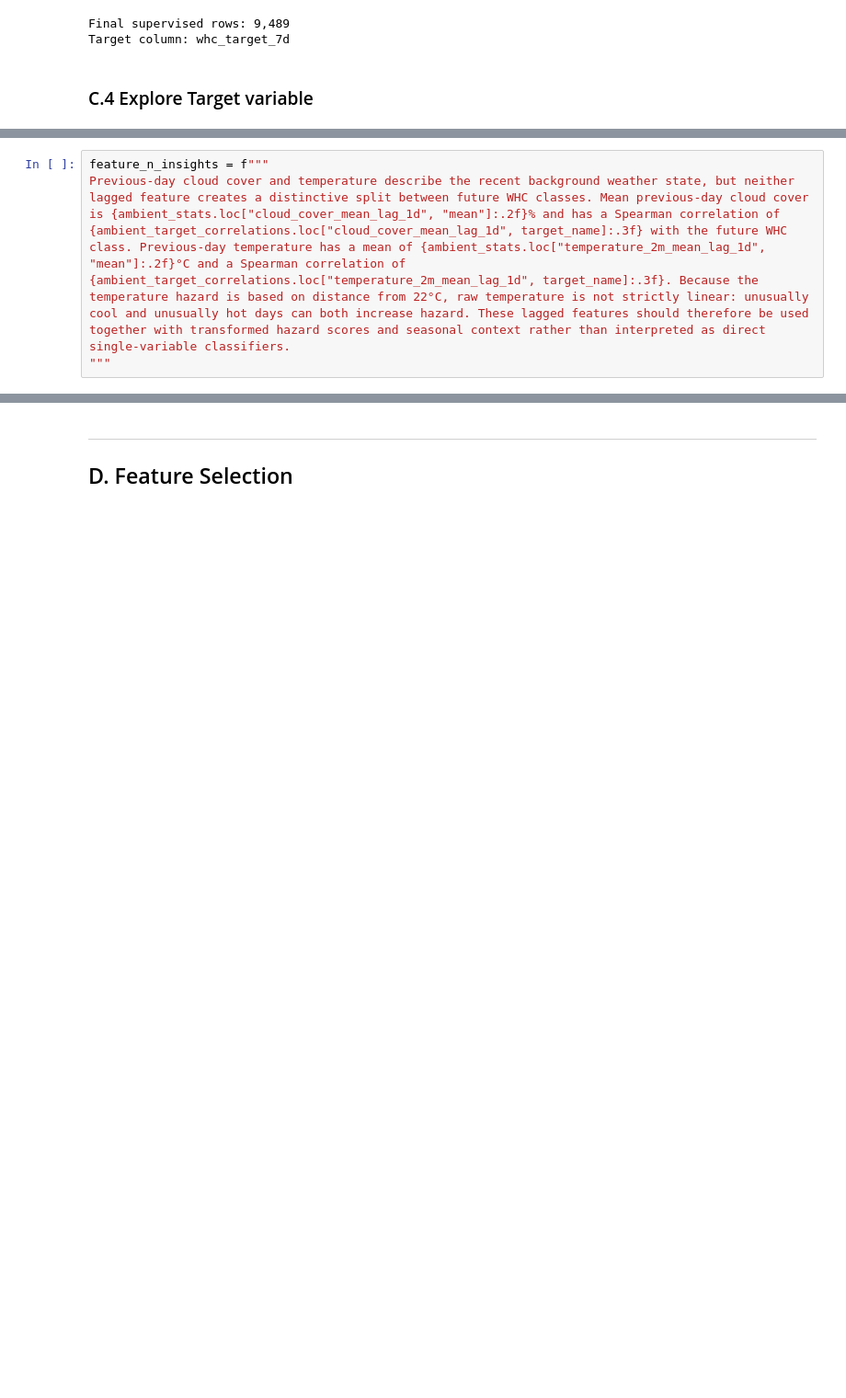
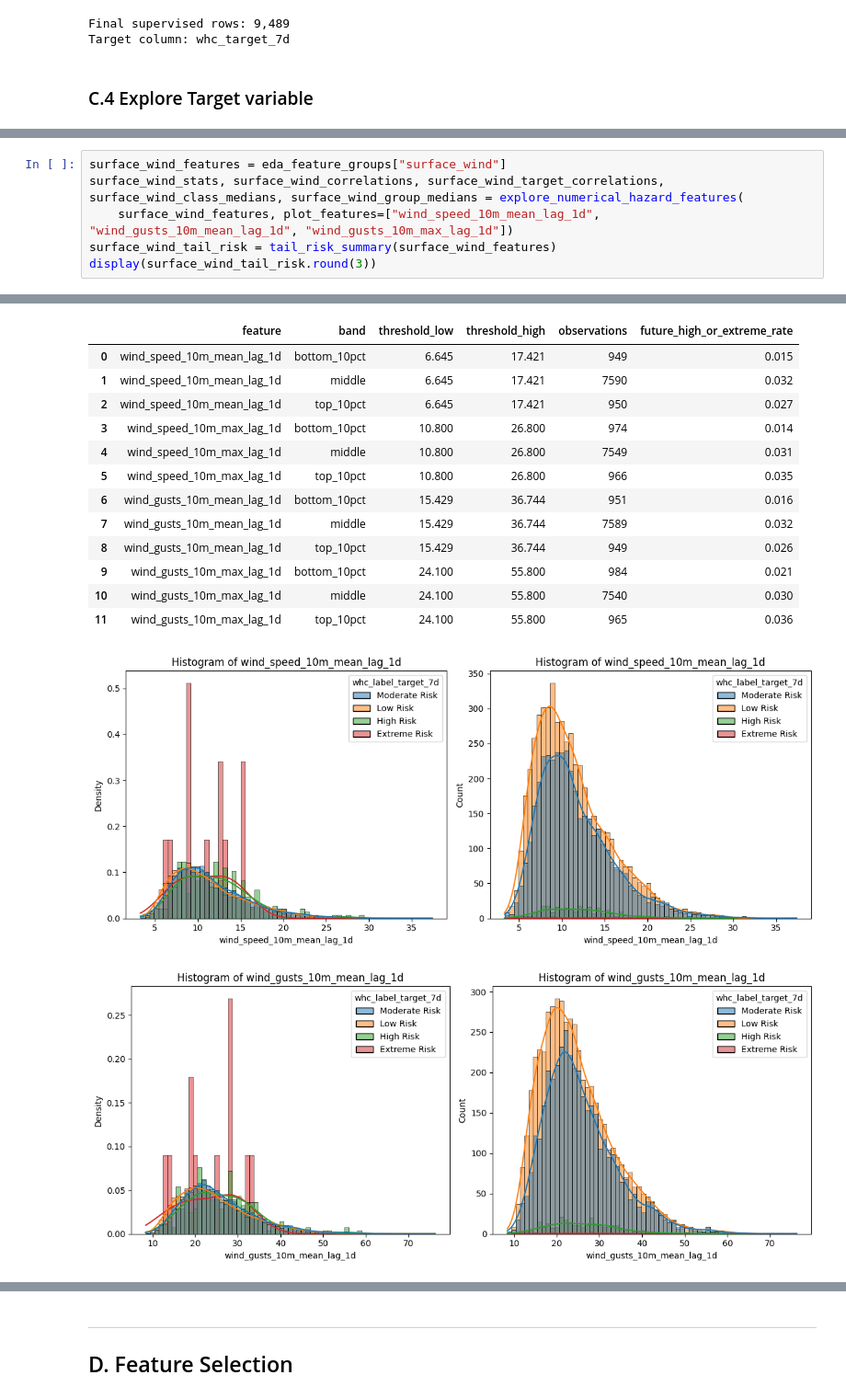
Before and after one commit to RP28/36120-26SP-AT2-26294153-experiments, a Jupyter notebook: notebooks/weather_hazard/36120_26SP_AT2_26294153_experiment_1.ipynb, the cells around one changed output, grey strips where cells are left out. Shown at 92% size. Drawn from its saved outputs; the diff is of its cells as text; blank space fills up the shorter version.

```diff
--- a/notebooks/weather_hazard/36120_26SP_AT2_26294153_experiment_1.ipynb
+++ b/notebooks/weather_hazard/36120_26SP_AT2_26294153_experiment_1.ipynb
@@ -666,4 +636,7 @@ Feature means by future WHC label:
-# %%
-feature_n_insights = f"""
-Previous-day cloud cover and temperature describe the recent background weather state, but neither lagged feature creates a distinctive split between future WHC classes. Mean previous-day cloud cover is {ambient_stats.loc["cloud_cover_mean_lag_1d", "mean"]:.2f}% and has a Spearman correlation of {ambient_target_correlations.loc["cloud_cover_mean_lag_1d", target_name]:.3f} with the future WHC class. Previous-day temperature has a mean of {ambient_stats.loc["temperature_2m_mean_lag_1d", "mean"]:.2f}°C and a Spearman correlation of {ambient_target_correlations.loc["temperature_2m_mean_lag_1d", target_name]:.3f}. Because the temperature hazard is based on distance from 22°C, raw temperature is not strictly linear: unusually cool and unusually hot days can both increase hazard. These lagged features should therefore be used together with transformed hazard scores and seasonal context rather than interpreted as direct single-variable classifiers.
-"""
+# %%
+surface_wind_features = eda_feature_groups["surface_wind"]
+surface_wind_stats, surface_wind_correlations, surface_wind_target_correlations, surface_wind_class_medians, surface_wind_group_medians = explore_numerical_hazard_features(
+    surface_wind_features, plot_features=["wind_speed_10m_mean_lag_1d", "wind_gusts_10m_mean_lag_1d", "wind_gusts_10m_max_lag_1d"])
+surface_wind_tail_risk = tail_risk_summary(surface_wind_features)
+display(surface_wind_tail_risk.round(3))
+# %% [output]
@@ -669,0 +675,15 @@ Previous-day cloud cover and temperature describe the recent background weather
+|  | feature | band | threshold_low | threshold_high | observations | future_high_or_extreme_rate |
+| 0 | wind_speed_10m_mean_lag_1d | bottom_10pct | 6.645 | 17.421 | 949 | 0.015 |
+| 1 | wind_speed_10m_mean_lag_1d | middle | 6.645 | 17.421 | 7590 | 0.032 |
+| 2 | wind_speed_10m_mean_lag_1d | top_10pct | 6.645 | 17.421 | 950 | 0.027 |
+| 3 | wind_speed_10m_max_lag_1d | bottom_10pct | 10.800 | 26.800 | 974 | 0.014 |
+| 4 | wind_speed_10m_max_lag_1d | middle | 10.800 | 26.800 | 7549 | 0.031 |
+| 5 | wind_speed_10m_max_lag_1d | top_10pct | 10.800 | 26.800 | 966 | 0.035 |
+| 6 | wind_gusts_10m_mean_lag_1d | bottom_10pct | 15.429 | 36.744 | 951 | 0.016 |
+| 7 | wind_gusts_10m_mean_lag_1d | middle | 15.429 | 36.744 | 7589 | 0.032 |
+| 8 | wind_gusts_10m_mean_lag_1d | top_10pct | 15.429 | 36.744 | 949 | 0.026 |
+| 9 | wind_gusts_10m_max_lag_1d | bottom_10pct | 24.100 | 55.800 | 984 | 0.021 |
+| 10 | wind_gusts_10m_max_lag_1d | middle | 24.100 | 55.800 | 7540 | 0.030 |
+| 11 | wind_gusts_10m_max_lag_1d | top_10pct | 24.100 | 55.800 | 965 | 0.036 |
+[figure, added]
+[figure, added]
```
Also changed, not shown: parts of 174 cells of this notebook, 1 other file.
